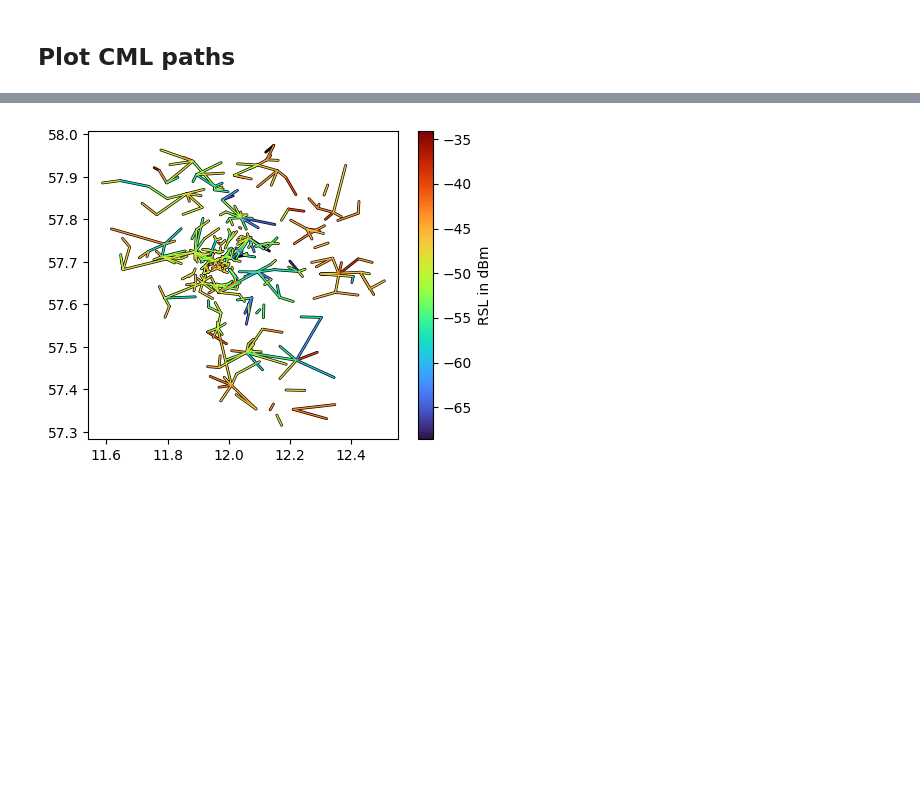
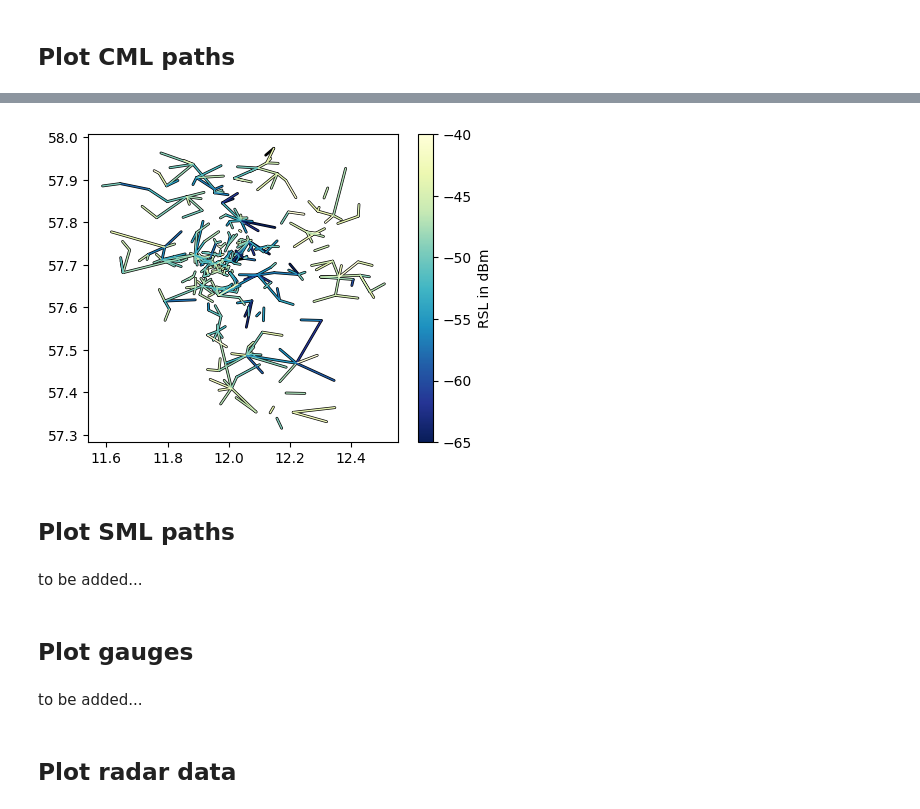
Before and after one commit to OpenSenseAction/poligrain, a Jupyter notebook: docs/notebooks/Plotting.ipynb, the cells around one changed output, grey strips where cells are left out. Cells and saved outputs as stored; diff of their text form; code cells hidden in the pictures; blank space fills up the shorter version.

```diff
--- a/docs/notebooks/Plotting.ipynb
+++ b/docs/notebooks/Plotting.ipynb
@@ -24,10 +32,22 @@ plg.plot_map.plot_lines(ds_cmls, linewidth=0.5, ax=ax);
 # %%
-ds_cmls = xr.open_dataset("../../tests/test_data/openMRG_CML_180minutes.nc")
-
 fig, ax = plt.subplots(figsize=(5, 4))
 lines = plg.plot_map.plot_lines(
-    ds_cmls.rsl.isel(sublink_id=0).isel(time=100), linewidth=1, ax=ax
+    ds_cmls.rsl.isel(sublink_id=0).isel(time=100),
+    cmap="YlGnBu_r",
+    ax=ax,
+    vmin=-65,
+    vmax=-40,
 )
 plt.colorbar(lines, label="RSL in dBm");
 # %% [output]
-[figure, old version]
+[figure, new version]
+# %% [markdown]
+## Plot SML paths
+# %% [markdown]
+to be added...
+# %% [markdown]
+## Plot gauges
+# %% [markdown]
+to be added...
+# %% [markdown]
+## Plot radar data
```
Also changed, not shown: parts of 9 cells of this notebook.
